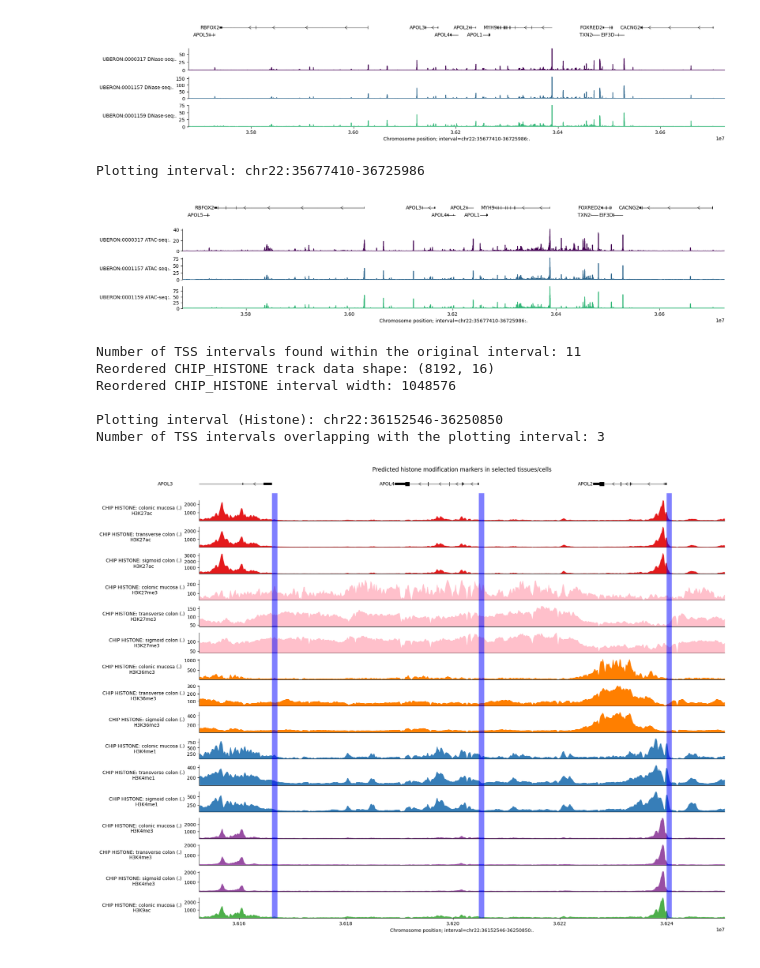
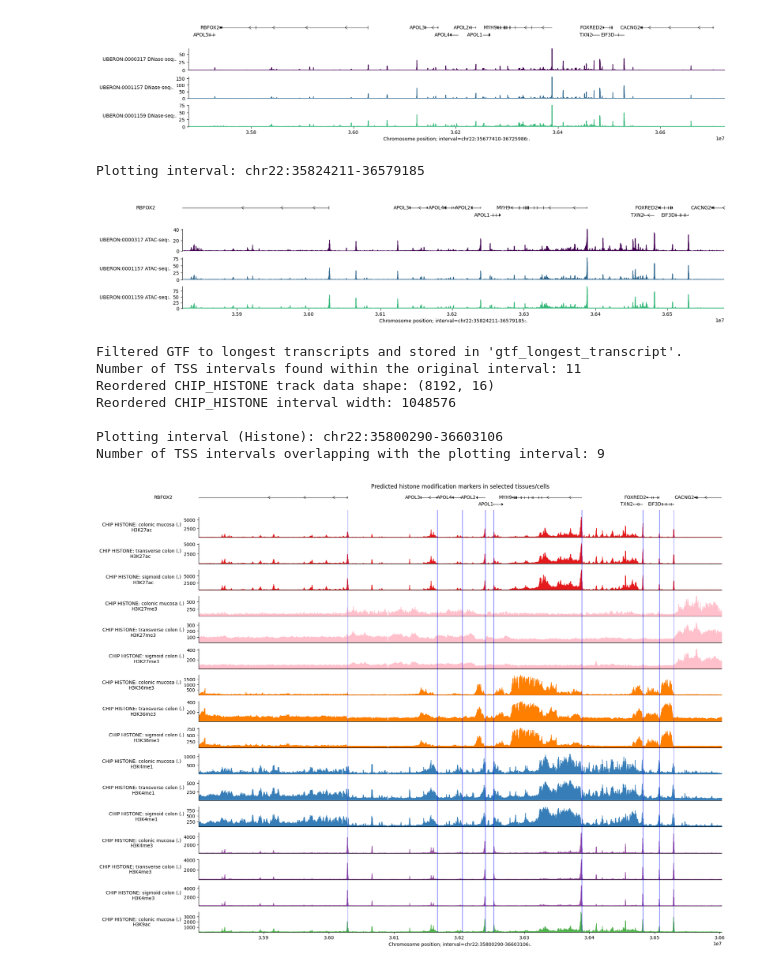
Before and after one commit to FrederickMappin/alphagenomeEZ, a Jupyter notebook: alphagenomeEZ.ipynb, the cells around one changed output. Saved outputs shown, nothing was run; the diff lists cells and outputs as text; code cells hidden in the pictures.

```diff
--- a/alphagenomeEZ.ipynb
+++ b/alphagenomeEZ.ipynb
@@ -254,7 +254,7 @@ PROCAP = True #@param {type:"boolean"}
 DNASE = True #@param {type:"boolean"}
 ATAC = True #@param {type:"boolean"}
 CHIP_HISTONE = True #@param {type:"boolean"}
-CHIP_TF = False #@param {type:"boolean"}
+CHIP_TF = True #@param {type:"boolean"}
 SPLICE_SITES = False #@param {type:"boolean"}
 SPLICE_JUNCTIONS = False #@param {type:"boolean"}
 SPLICE_SITE_USAGE = False #@param {type:"boolean"}
@@ -431,7 +443,7 @@ if 'RNA_SEQ' in selected_data_types:
         max_plot_resize_length = output.rna_seq.values.shape[0]
 
         #@markdown ### Select the zoom level (slide from 0 to 100%):
-        zoom_percentage = 67 #@param {type:"slider", min:0, max:100, step:1}
+        zoom_percentage = 1 #@param {type:"slider", min:0, max:100, step:1}
 
         # Calculate the plot resize length based on the zoom percentage
         # Ensure we don't divide by zero if max_plot_resize_length is 0 (though unlikely)
@@ -662,7 +674,7 @@ if 'ATAC' in selected_data_types:
         max_plot_resize_length = output.atac.values.shape[0]
 
         #@markdown ### Select the zoom level (slide from 0 to 100%):
-        zoom_percentage = 100 #@param {type:"slider", min:0, max:100, step:1}
+        zoom_percentage = 72 #@param {type:"slider", min:0, max:100, step:1}
 
         # Calculate the plot resize length based on the zoom percentage
         # Ensure we don't divide by zero if max_plot_resize_length is 0 (though unlikely)
@@ -721,15 +733,25 @@ if 'ATAC' in selected_data_types:
 else:
     print("ATAC was not selected in STEP 4.") # Message if ATAC not selected
 # %% [output]
-Plotting interval: chr22:35677410-36725986
+Plotting interval: chr22:35824211-36579185
-[figure, old version]
+[figure, new version]
 # %%
 # @title CHIP HISTONE PREDICTION
 import matplotlib.pyplot as plt
 from alphagenome.visualization import plot_components
 from alphagenome.data import genome # Import genome module to create new intervals
+from alphagenome.data import gene_annotation # Import gene_annotation
 
 # Assuming longest_transcripts is available from a previous cell
+
+# Filter GTF to Longest Transcripts (moved from a separate cell)
+# Assuming 'gtf_transcripts' is available from the previous GTF loading cell
+if 'gtf_transcripts' in locals():
+    gtf_longest_transcript = gene_annotation.filter_to_longest_transcript(gtf_transcripts)
+    print("Filtered GTF to longest transcripts and stored in 'gtf_longest_transcript'.")
+else:
+    print("Error: 'gtf_transcripts' not found. Please run the GTF loading cell first.")
+
 
 # Check if CHIP_HISTONE is selected in the "Select Modalities" cell
 if 'CHIP_HISTONE' in selected_data_types:
@@ -851,7 +873,7 @@ if 'CHIP_HISTONE' in selected_data_types:
 
 
             #@markdown ### Select the zoom level (slide from 0 to 100%):
-            zoom_percentage = 10 #@param {type:"slider", min:0, max:100, step:1}
+            zoom_percentage = 78 #@param {type:"slider", min:0, max:100, step:1}
 
             # Calculate the desired plot length based on the zoom percentage and total data points
             # Use the number of data points in the reordered data
@@ -923,33 +945,34 @@ if 'CHIP_HISTONE' in selected_data_types:
                           overlapping_tss_plot = [
                                tss for tss in tss_as_intervals
                                if tss.overlaps(plotting_interval_histone) # Check overlap with the plotting interval
                           ]
                           print(f"Number of TSS intervals overlapping with the plotting interval: {len(overlapping_tss_plot)}")
 
 
                  plot = plot_components.plot(
                      components=plot_components_list,
                      interval=plotting_interval_histone, # Use the newly created plotting interval
                      annotations=annotations_list, # Pass annotations
                      despine_keep_bottom=True,
                      title='Predicted histone modification markers in selected tissues/cells', # Updated title
                  )
                  plt.show()
             elif reordered_chip_histone is None:
                 print("Plot not generated because reordered CHIP_HISTONE data is not available.")
             else:
                 print("Plot not generated because plot_resize_length is 0 or reordered data interval is invalid.")
 
 
         else:
             print("CHIP_HISTONE data is not available in the prediction output.")
 else:
     print("CHIP_HISTONE was not selected in STEP 4.")
 # %% [output]
+Filtered GTF to longest transcripts and stored in 'gtf_longest_transcript'.
 Number of TSS intervals found within the original interval: 11
 Reordered CHIP_HISTONE track data shape: (8192, 16)
 Reordered CHIP_HISTONE interval width: 1048576
 
-Plotting interval (Histone): chr22:36152546-36250850
-Number of TSS intervals overlapping with the plotting interval: 3
+Plotting interval (Histone): chr22:35800290-36603106
+Number of TSS intervals overlapping with the plotting interval: 9
-[figure, old version]
+[figure, new version]
```
Also changed, not shown: parts of 5 cells of this notebook.
